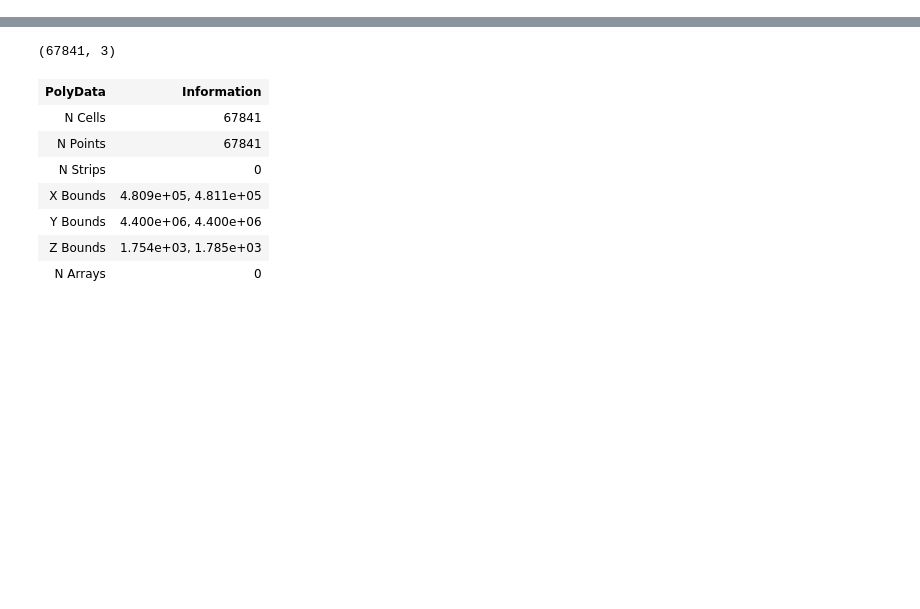
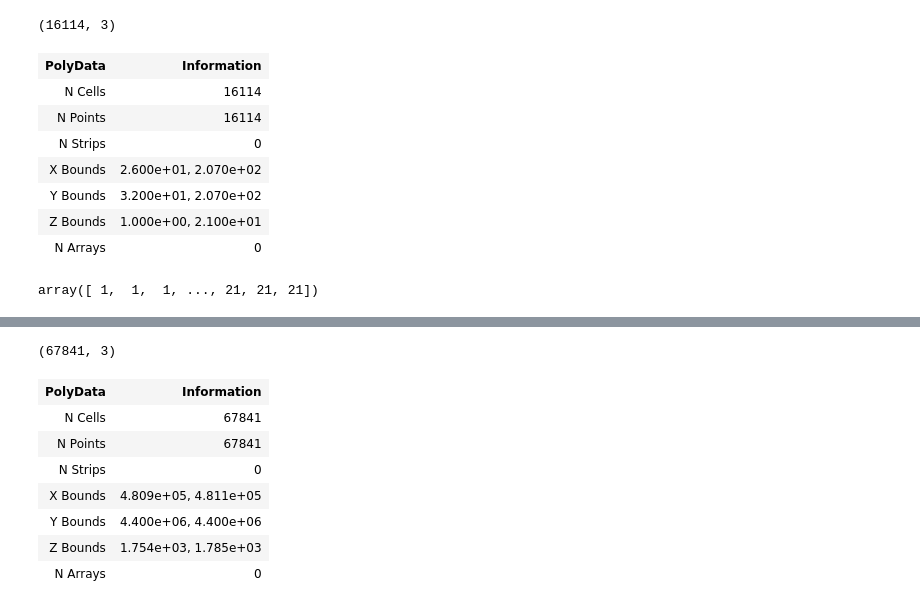
Before and after one commit to ding-lab/mushroom, a Jupyter notebook: notebooks/3d_plotting.ipynb, the cells around one changed output, grey strips where cells are left out. Saved outputs shown, nothing was run; the diff lists cells and outputs as text; code cells hidden in the pictures; blank space fills up the shorter version.

```diff
--- a/notebooks/3d_plotting.ipynb
+++ b/notebooks/3d_plotting.ipynb
@@ -3,5 +3,3 @@ import numpy as np
 
 import pyvista as pv
 from pyvista import examples
-# %%
-pv.set_jupyter_backend('static')
@@ -7,0 +55,24 @@ pv.set_jupyter_backend('static')
+# %%
+cluster = 12
+pts = points[points[:, -1]==cluster][:, :-1]
+pts.shape
+# %% [output]
+(16114, 3)
+# %%
+dataset = pv.PolyData(pts)
+# %%
+point_cloud = pv.PolyData(dataset)
+point_cloud
+# %% [output]
+| PolyData | Information |
+| N Cells | 16114 |
+| N Points | 16114 |
+| N Strips | 0 |
+| X Bounds | 2.600e+01, 2.070e+02 |
+| Y Bounds | 3.200e+01, 2.070e+02 |
+| Z Bounds | 1.000e+00, 2.100e+01 |
+| N Arrays | 0 |
+# %%
+pts[:, -1]
+# %% [output]
+array([ 1,  1,  1, ..., 21, 21, 21])
```
Also changed, not shown: parts of 19 cells of this notebook.
